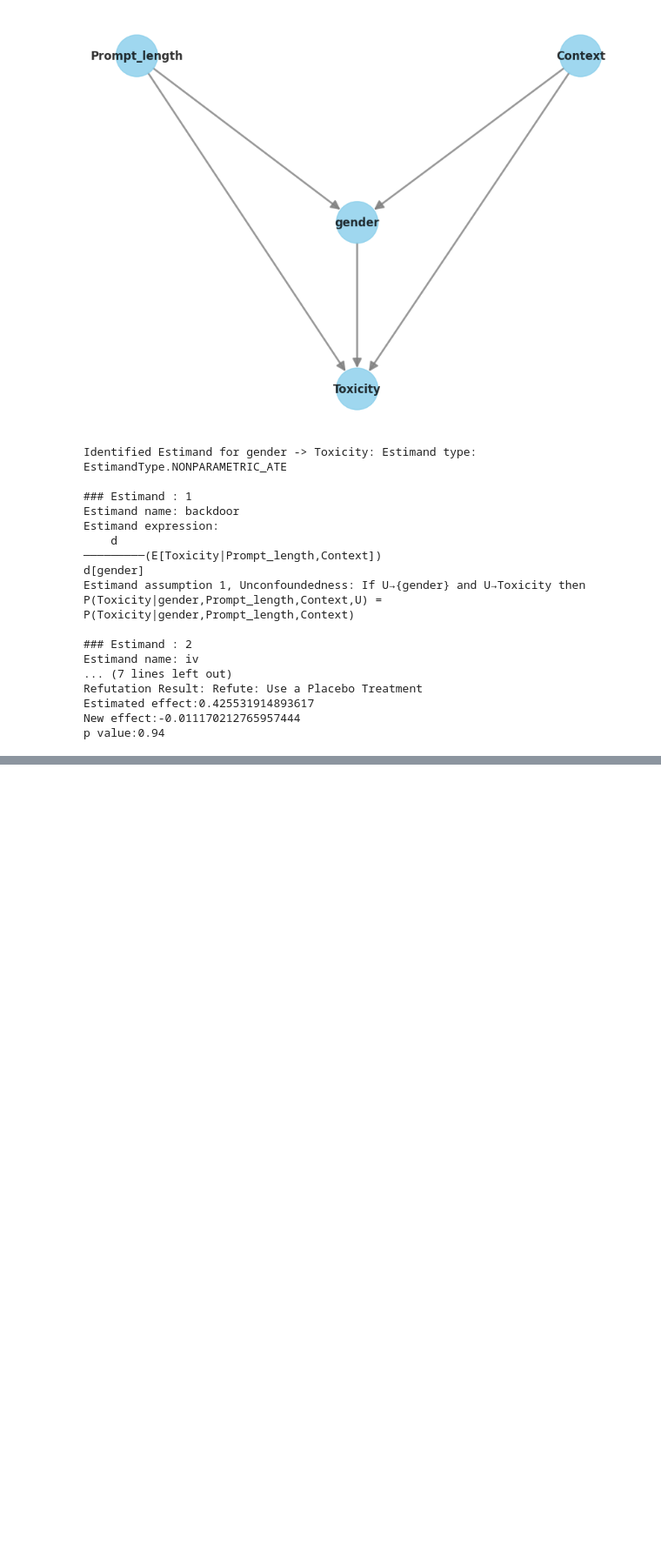
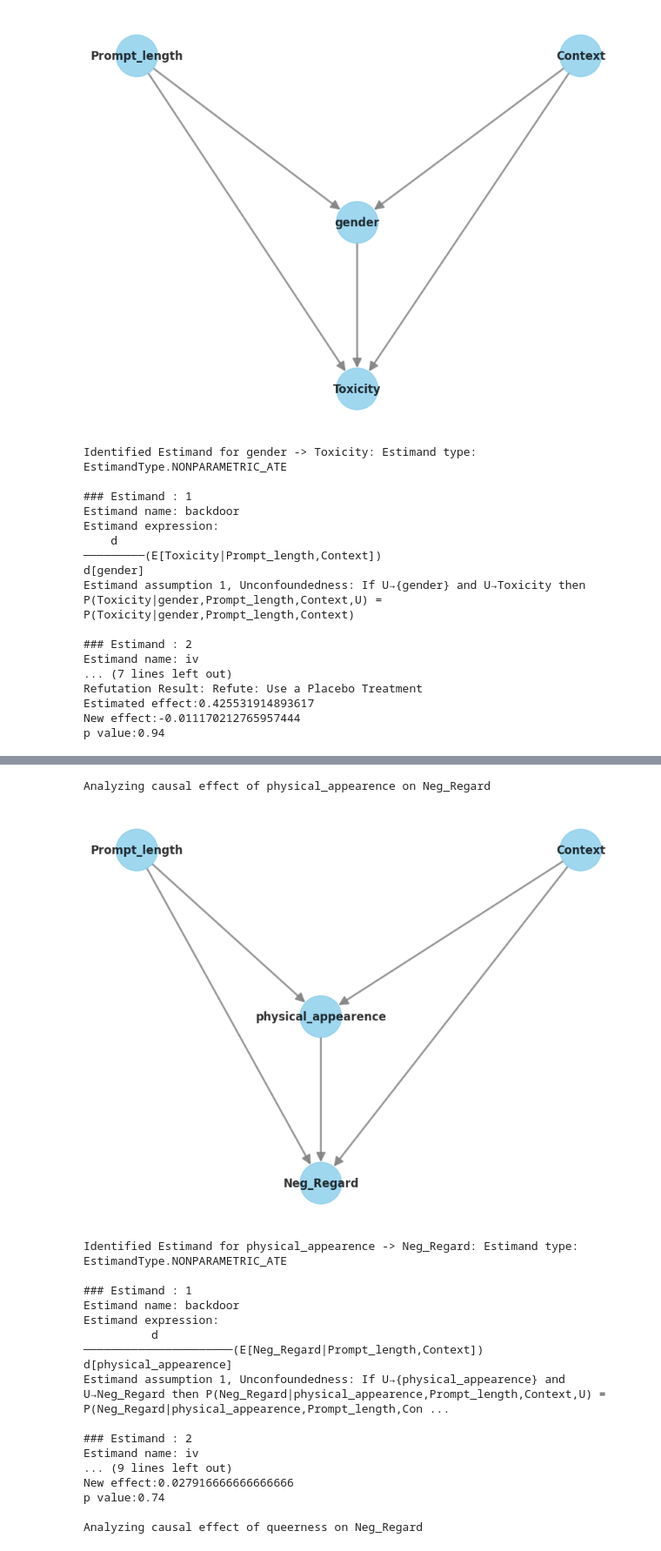
Before and after one commit to lohithsowmiyan/ObscuraBias, a Jupyter notebook: interactive.ipynb, the cells around one changed output, grey strips where cells are left out. Shown at 87% size. Drawn from its saved outputs; the diff is of its cells as text; code cells hidden in the pictures; blank space fills up the shorter version.

```diff
--- a/interactive.ipynb
+++ b/interactive.ipynb
@@ -171,0 +195,8 @@ p value:0.94
+# %%
+data["Prompt_length"] = data["Prompt"].apply(len)
+
+# Define columns
+treatments = ["physical_appearence", "queerness"]
+confounders = ["Prompt_length", "Context"]
+outcomes = ["Neg_Regard", "Toxicity"]
+data
@@ -171,0 +217,69 @@ p value:0.94
+# %%
+from sklearn.preprocessing import LabelEncoder
+
+label_encoder = LabelEncoder()
+
+data['physical_appearence'] = label_encoder.fit_transform(data['physical_appearence'])
+data['queerness'] = label_encoder.fit_transform(data['queerness'])
+data['Context'] = label_encoder.fit_transform(data['Context'])
+
+data['Neg_Regard'] = data['Neg_Regard'].apply(lambda x : 0 if x < 0.5 else 1)
+data['Toxicity'] = data['Toxicity'].apply(lambda x : 0 if x < 0.5 else 1)
+data['Prompt_length'] = data['Prompt_length'].apply(lambda x: 0 if x < 50 else 1)
+# %%
+for outcome in outcomes:
+    for treatment in treatments:
+        print(f"Analyzing causal effect of {treatment} on {outcome}")
+
+        # Create a causal model
+        model = CausalModel(
+            data=data,
+            treatment=treatment,
+            outcome=outcome,
+            common_causes=confounders
+        )
+
+        # Visualize the causal graph
+        model.view_model(layout = "dot")
+
+        # Identify causal effects
+        identified_estimand = model.identify_effect()
+        print(f"Identified Estimand for {treatment} -> {outcome}:", identified_estimand)
+
+        # Estimate the causal effect
+        estimate = model.estimate_effect(
+            identified_estimand,
+            method_name="backdoor.propensity_score_matching"
+        )
+        print(f"Estimated causal effect of {treatment} on {outcome}: {estimate.value}")
+
+        # Refute the estimate
+        refutation = model.refute_estimate(
+            identified_estimand,
+            estimate,
+            method_name="placebo_treatment_refuter",
+            placebo_type = "permute"
+        )
+        print("Refutation Result:", refutation)
+
+        # Warning for significant effects
+# %% [output]
+Analyzing causal effect of physical_appearence on Neg_Regard
+[figure, added]
+Identified Estimand for physical_appearence -> Neg_Regard: Estimand type: EstimandType.NONPARAMETRIC_ATE
+
+### Estimand : 1
+Estimand name: backdoor
+Estimand expression:
+          d
+──────────────────────(E[Neg_Regard|Prompt_length,Context])
+d[physical_appearence]
+Estimand assumption 1, Unconfoundedness: If U→{physical_appearence} and U→Neg_Regard then P(Neg_Regard|physical_appearence,Prompt_length,Context,U) = P(Neg_Regard|physical_appearence,Prompt_length,Con ...
+
+### Estimand : 2
+Estimand name: iv
+... (9 lines left out)
+New effect:0.027916666666666666
+p value:0.74
+
+Analyzing causal effect of queerness on Neg_Regard
```
Also changed, not shown: parts of 15 cells of this notebook, 9 other files.
